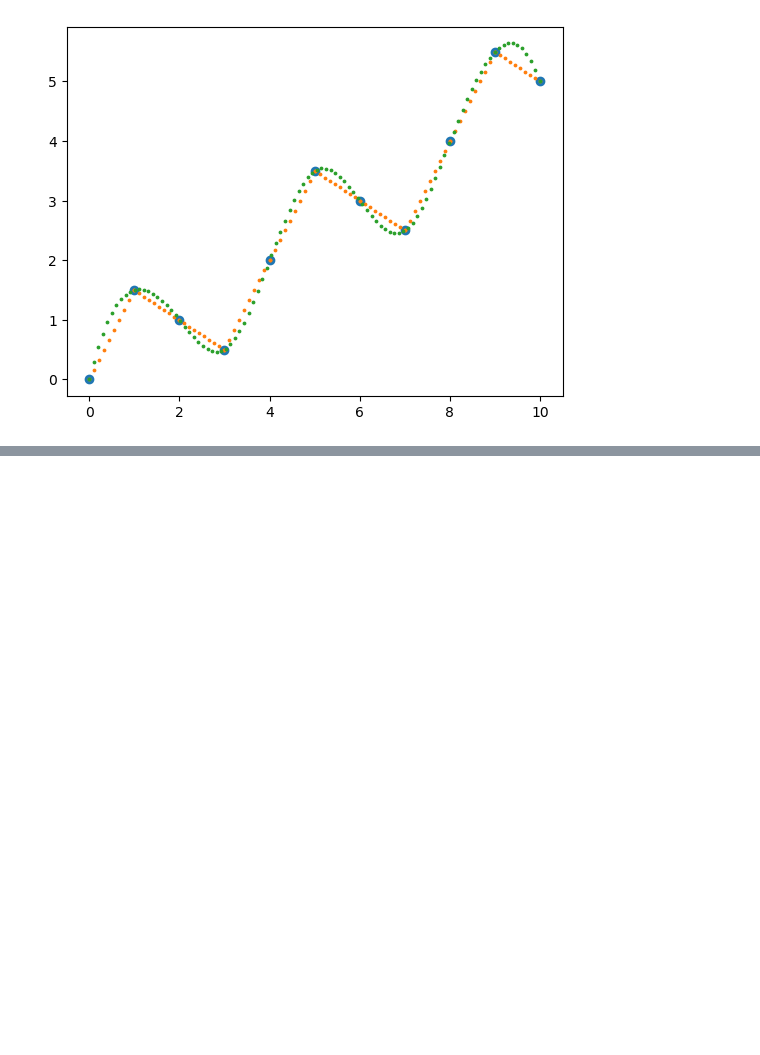
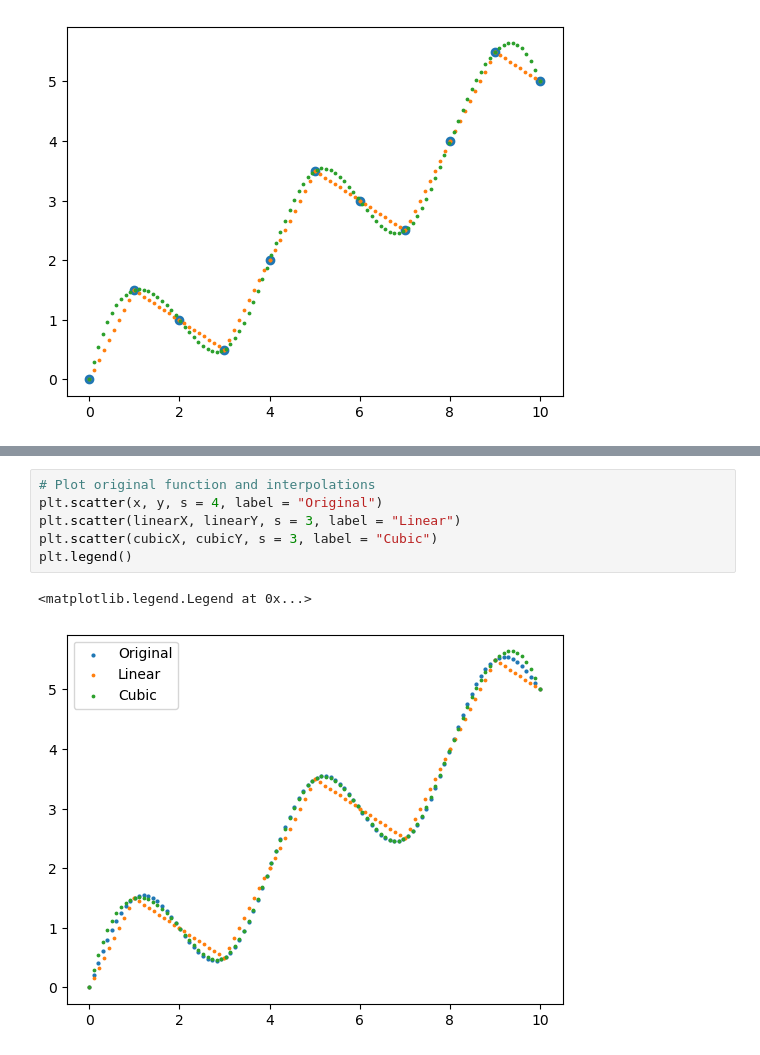
Before and after one commit to PolishJacob/ASTR5900_Projects, a Jupyter notebook: HW_01/Interpolation.ipynb, the cells around one changed output, grey strips where cells are left out. Saved outputs shown, nothing was run; the diff lists cells and outputs as text; blank space fills up the shorter version.

```diff
--- a/HW_01/Interpolation.ipynb
+++ b/HW_01/Interpolation.ipynb
@@ -136,0 +153,9 @@ x = 5 falls between x = 4.0 and x = 5.0
+# %%
+# Plot original function and interpolations
+plt.scatter(x, y, s = 4, label = "Original")
+plt.scatter(linearX, linearY, s = 3, label = "Linear")
+plt.scatter(cubicX, cubicY, s = 3, label = "Cubic")
+plt.legend()
+# %% [output]
+<matplotlib.legend.Legend at 0x...>
+[figure, added]
```
Also changed, not shown: parts of 1 cell of this notebook.
